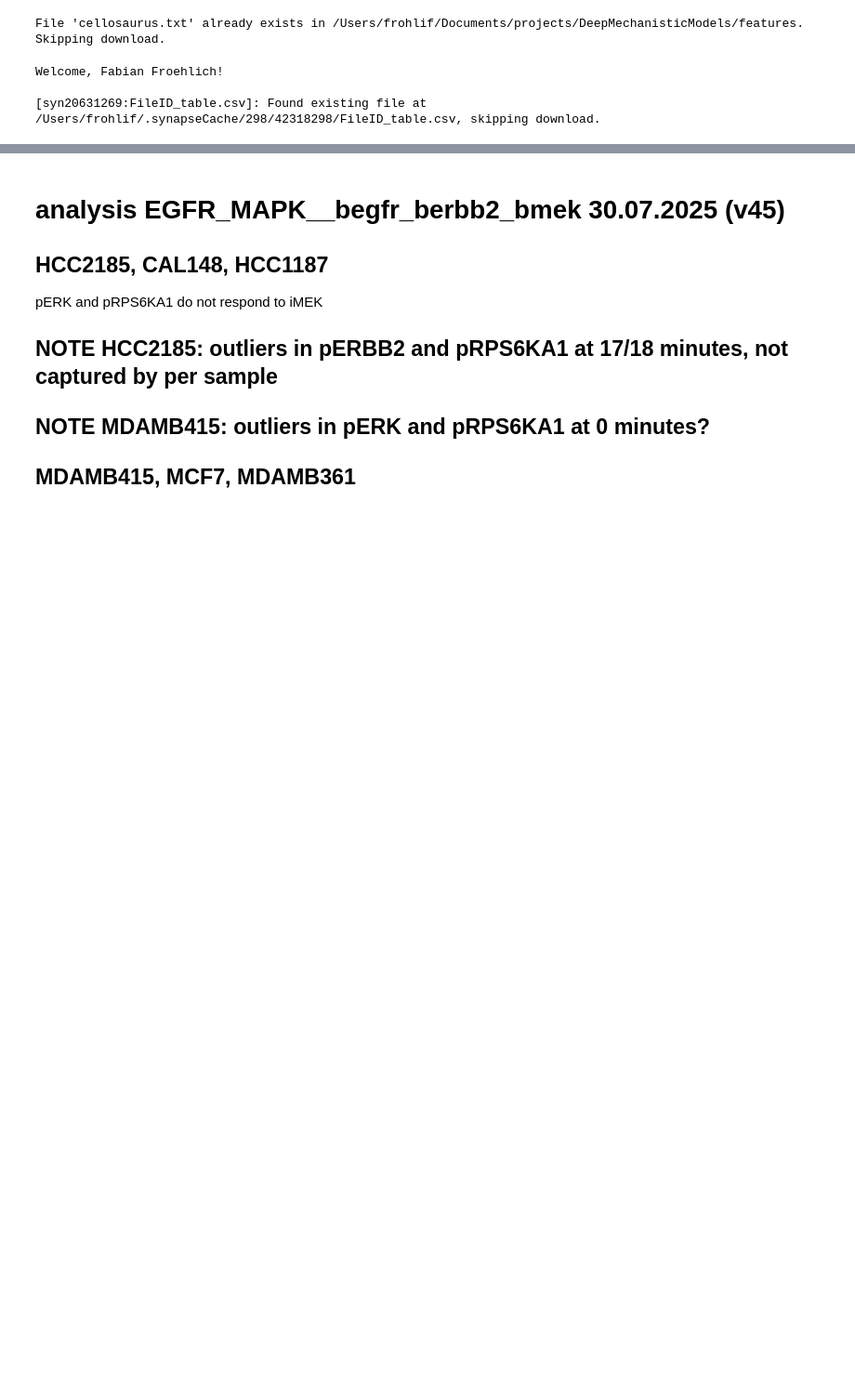
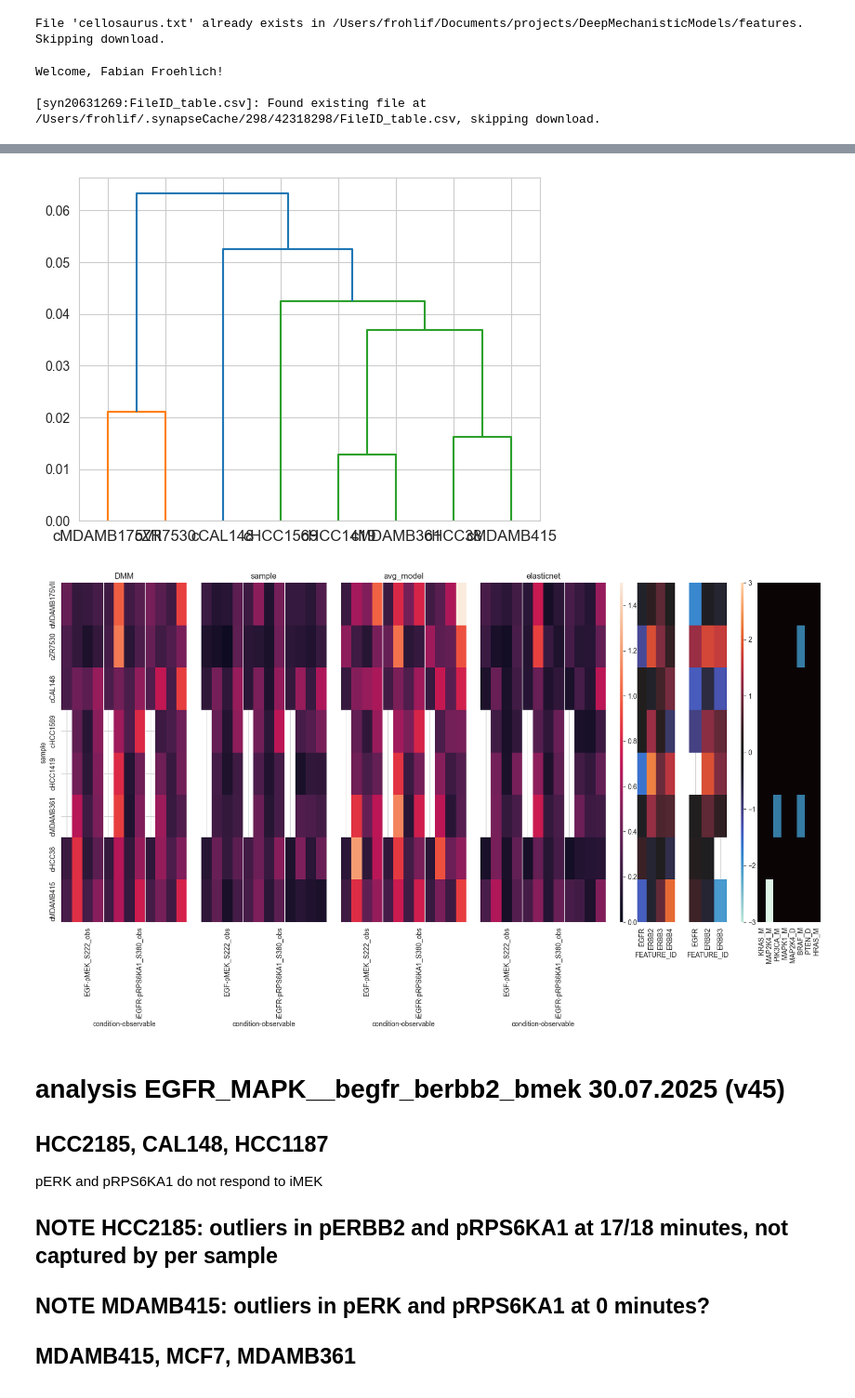
Before and after one commit to frohlich-lab/DeepMechanisticModels, a Jupyter notebook: analyse_rmse.ipynb, the cells around one changed output, grey strips where cells are left out. Shown at 93% size. Drawn from its saved outputs; the diff is of its cells as text; code cells hidden in the pictures; blank space fills up the shorter version.

```diff
--- a/analyse_rmse.ipynb
+++ b/analyse_rmse.ipynb
@@ -121,3 +122,8 @@ plot_residuals('EGFR_MAPK__logobs')
+# %%
+plot_residuals('EGFR_MAPK__logobs', 'cytof_dynamic')
+# %% [output]
+[figure, added]
+[figure, added]
 # %% [markdown]
  # analysis EGFR_MAPK__begfr_berbb2_bmek 30.07.2025 (v45)
 
```
Also changed, not shown: parts of 2 cells of this notebook, 2 other files.
